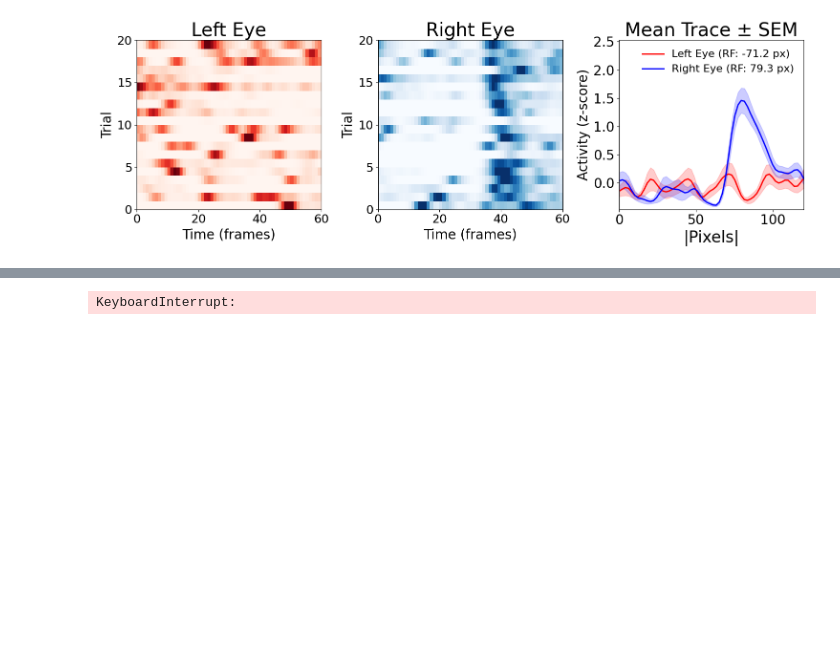
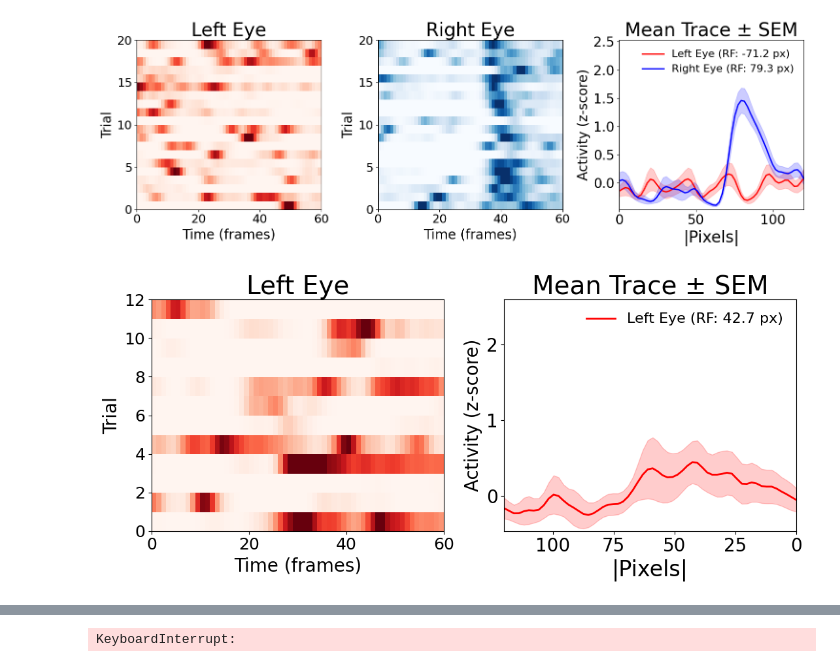
Before and after one commit to s-acosta/distance-project, a Jupyter notebook: disparity-analysis/disparity-notebooks/mousegoggles-left-right-test.ipynb, the cells around one changed output, grey strips where cells are left out. Cells and saved outputs as stored; diff of their text form; code cells hidden in the pictures; blank space fills up the shorter version.

```diff
--- a/disparity-analysis/disparity-notebooks/mousegoggles-left-right-test.ipynb
+++ b/disparity-analysis/disparity-notebooks/mousegoggles-left-right-test.ipynb
@@ -22,8 +22,8 @@ from scipy.ndimage import gaussian_filter1d
 %autoreload 2
 
 mouse_name = 'SAM045'
-record_date = '260602'
-experiment_name = 'goggles_right-left'
+record_date = '260609'
+experiment_name = 'goggles_left'
 
 session_dir = r'D:\data-distance-coding-project\processed-data\{record_date}_{mouse_name}_{experiment_name}'.format(record_date=record_date, mouse_name=mouse_name, experiment_name=experiment_name)
 print(session_dir)
@@ -45,3 +47,14 @@ if len(stim_mat_files) > 1:
 
 stim_path = os.path.join(stimulus_dir, stim_mat_files[0])
 stim = load_mat_struct(stim_path)
+
+# Detect which eye(s) were stimulated this session (1=right, 2=left)
+present_eye_codes = np.unique(np.asarray(stim['eye_order']).astype(int))
+code_to_eye = {1: 'right', 2: 'left'}
+present_eyes = [code_to_eye[int(c)] for c in present_eye_codes if int(c) in code_to_eye]
+single_eye = len(present_eyes) == 1
+
+print(f"Eyes present: {present_eyes}")
+if single_eye:
+    eye = present_eyes[0]
+    print(f"Single-eye session: {eye} eye only")
@@ -235,4 +251,48 @@ def make_comparison_plot(cell):
 fig = make_comparison_plot(cell=348)
 # %% [output]
 [figure]
+# %%
+def make_eye_plot(cell, eye):
+    idx = np.where(suite2p_id == cell)[0][0]
+    vmin = np.percentile(spikes[idx, :], 1)
+    vmax = np.percentile(spikes[idx, :], 99)
+
+    traces = get_all_traces(cell, eye=eye)
+    mean_trace, sem_trace = get_all_traces(cell, eye=eye, mean_trace=True)
+
+    color = 'blue' if eye == 'right' else 'red'
+    cmap  = 'Blues' if eye == 'right' else 'Reds'
+
+    fig, axes = plt.subplots(1, 2, figsize=(11, 5))
+
+    ax1 = axes[0]
+    ax1.pcolor(traces, vmin=vmin, vmax=vmax, cmap=cmap)
+    ax1.set_xlabel('Time (frames)', fontsize=20)
+    ax1.set_ylabel('Trial', fontsize=20)
+    ax1.set_title(f'{eye.capitalize()} Eye', fontsize=28)
+    ax1.tick_params(axis='both', which='major', labelsize=18)
+
+    ax2 = axes[1]
+    start_pos, end_pos = get_screen_positions(eye=eye)
+    rng = np.linspace(start_pos, end_pos, np.shape(traces)[1])
+    rf_idx, _ = find_rf_position(cell, eye=eye)
+    rf_px = rng[rf_idx]
+
+    ax2.fill_between(rng, mean_trace - sem_trace, mean_trace + sem_trace, alpha=0.2, color=color)
+    ax2.plot(rng, mean_trace, linewidth=2, color=color)
+    ax2.set_xlim(rng[0], rng[-1])
+    ax2.set_ylim(vmin, vmax)
+    ax2.set_xlabel('|Pixels|', fontsize=24)
+    ax2.set_ylabel('Activity (z-score)', fontsize=20)
+    ax2.set_title('Mean Trace ± SEM', fontsize=28)
+    ax2.tick_params(axis='both', which='major', labelsize=20)
+    ax2.legend([ax2.lines[0]], [f'{eye.capitalize()} Eye (RF: {rf_px:.1f} px)'],
+               fontsize=16, loc='best', frameon=False)
+
+    plt.tight_layout()
+    return fig
+
+fig = make_eye_plot(cell=int(suite2p_id[0]), eye=eye)  # sanity check on a valid cell
+# %% [output]
+[figure, added]
 # %%
```
Also changed, not shown: parts of 4 cells of this notebook, 17 other files.
